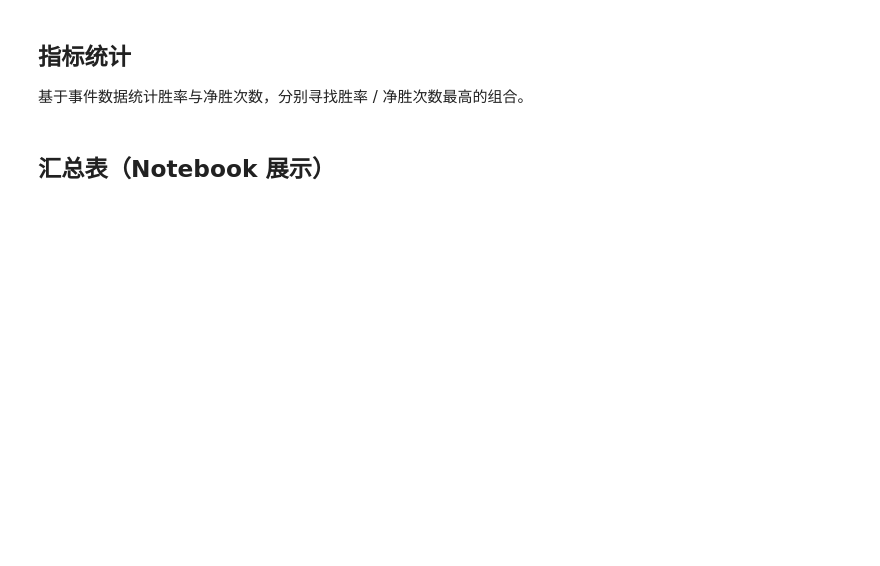
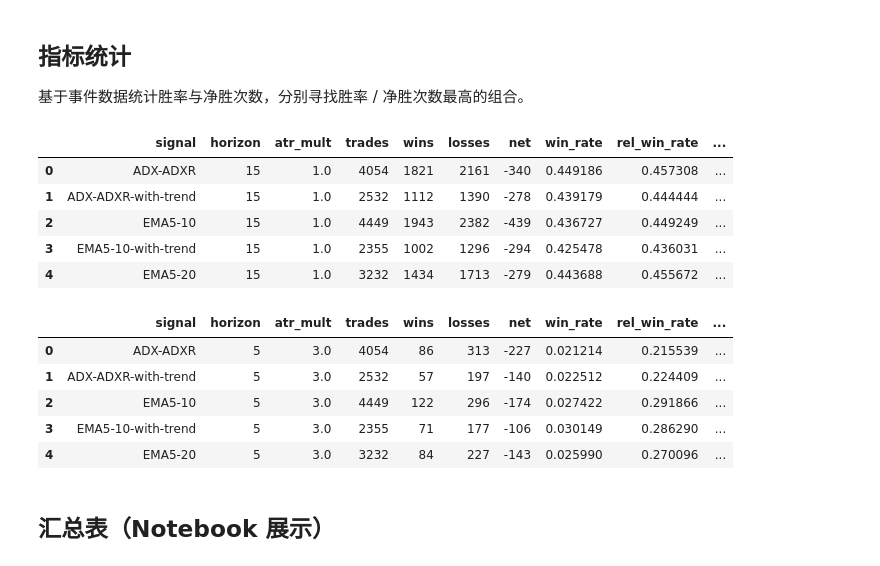
Before and after one commit to noire02qwq/quant-test, a Jupyter notebook: signal-test/signal_analysis.ipynb, the cells around one changed output. Saved outputs shown, nothing was run; the diff lists cells and outputs as text; code cells hidden in the pictures; blank space fills up the shorter version.

Commit message:
signal table

```diff
--- a/signal-test/signal_analysis.ipynb
+++ b/signal-test/signal_analysis.ipynb
@@ -277,11 +301,12 @@ print(f"联合指标 + 信号数据准备完成，示例列: {list(full_frames[s
 - 在持有期内未触发则记为 0
 若同日同时命中止盈/止损，优先视作止盈。
 # %%
+
 def generate_events(
     frames: Dict[str, pd.DataFrame],
-    signal_names: Iterable[str],
-    horizons: List[int],
-    atr_multipliers: List[float],
+    signal_names: Sequence[str],
+    horizons: Sequence[int],
+    atr_multipliers: Sequence[float],
     reward_ratio: float,
     analysis_start: pd.Timestamp,
     analysis_end: pd.Timestamp,
@@ -290,6 +315,8 @@ def generate_events(
     event_index: Dict[Tuple[str, str, pd.Timestamp], int] = {}
     next_event_id = 0
     max_horizon = max(horizons)
+
+    required_entry_cols = ["close", "high", "low", "atr"]
 
     for symbol, df in frames.items():
         close = df["close"].to_numpy()
@@ -310,10 +337,18 @@ def generate_events(
                 entry_date = index[pos]
                 if not (analysis_start <= entry_date <= analysis_end):
                     continue
+                entry_row = df.iloc[pos]
+                if entry_row[required_entry_cols].isna().any():
+                    continue
+
                 atr_value = atr[pos]
                 if np.isnan(atr_value) or atr_value <= 0:
                     continue
                 if pos + max_horizon >= len(df):
+                    continue
+
+                future_window = df.iloc[pos + 1 : pos + 1 + max_horizon]
+                if future_window[["high", "low"]].isna().any().any():
                     continue
 
                 key = (signal, symbol, entry_date)
@@ -331,6 +366,9 @@ def generate_events(
                     sub_highs = future_highs[:horizon]
                     sub_lows = future_lows[:horizon]
                     sub_dates = future_dates[:horizon]
+
+                    if np.isnan(sub_highs).any() or np.isnan(sub_lows).any():
+                        continue
 
                     for atr_mult in atr_multipliers:
                         stop_loss = entry_price - atr_value * atr_mult
@@ -405,6 +453,7 @@ display(events_df.head())
 ## 指标统计
 基于事件数据统计胜率与净胜次数，分别寻找胜率 / 净胜次数最高的组合。
 # %%
+
 def count_wins(series: pd.Series) -> int:
     return int((series == 1).sum())
 
@@ -417,35 +466,50 @@ metrics_df = (
     events_df.groupby(["signal", "horizon", "atr_mult"])
     .agg(
         trades=("label", "count"),
         wins=("label", count_wins),
         losses=("label", count_losses),
         net=("label", "sum"),
     )
     .reset_index()
 )
 metrics_df["win_rate"] = metrics_df["wins"] / metrics_df["trades"]
+metrics_df["rel_win_rate"] = metrics_df.apply(
+    lambda row: row["wins"] / (row["wins"] + row["losses"]) if (row["wins"] + row["losses"]) > 0 else float("nan"),
+    axis=1,
+)
 
 best_win_df = (
     metrics_df.sort_values(["signal", "win_rate", "net"], ascending=[True, False, False])
     .groupby("signal")
     .head(1)
     .reset_index(drop=True)
 )
 
 best_net_df = (
     metrics_df.sort_values(["signal", "net", "win_rate"], ascending=[True, False, False])
     .groupby("signal")
     .head(1)
     .reset_index(drop=True)
 )
 
 summary_win = best_win_df.merge(base_trigger_counts, on="signal", how="left")
 summary_net = best_net_df.merge(base_trigger_counts, on="signal", how="left")
 
-print("最佳胜率组合预览：")
 display(summary_win.head())
-print("最佳净胜组合预览：")
 display(summary_net.head())
+# %% [output]
+|  | signal | horizon | atr_mult | trades | wins | losses | net | win_rate | rel_win_rate | ... |
+| 0 | ADX-ADXR | 15 | 1.0 | 4054 | 1821 | 2161 | -340 | 0.449186 | 0.457308 | ... |
+| 1 | ADX-ADXR-with-trend | 15 | 1.0 | 2532 | 1112 | 1390 | -278 | 0.439179 | 0.444444 | ... |
+| 2 | EMA5-10 | 15 | 1.0 | 4449 | 1943 | 2382 | -439 | 0.436727 | 0.449249 | ... |
+| 3 | EMA5-10-with-trend | 15 | 1.0 | 2355 | 1002 | 1296 | -294 | 0.425478 | 0.436031 | ... |
+| 4 | EMA5-20 | 15 | 1.0 | 3232 | 1434 | 1713 | -279 | 0.443688 | 0.455672 | ... |
+|  | signal | horizon | atr_mult | trades | wins | losses | net | win_rate | rel_win_rate | ... |
+| 0 | ADX-ADXR | 5 | 3.0 | 4054 | 86 | 313 | -227 | 0.021214 | 0.215539 | ... |
+| 1 | ADX-ADXR-with-trend | 5 | 3.0 | 2532 | 57 | 197 | -140 | 0.022512 | 0.224409 | ... |
+| 2 | EMA5-10 | 5 | 3.0 | 4449 | 122 | 296 | -174 | 0.027422 | 0.291866 | ... |
+| 3 | EMA5-10-with-trend | 5 | 3.0 | 2355 | 71 | 177 | -106 | 0.030149 | 0.286290 | ... |
+| 4 | EMA5-20 | 5 | 3.0 | 3232 | 84 | 227 | -143 | 0.025990 | 0.270096 | ... |
 # %% [markdown]
 ## 汇总表（Notebook 展示）
 # %%
```
Also changed, not shown: parts of 9 cells of this notebook, 54 other files.
